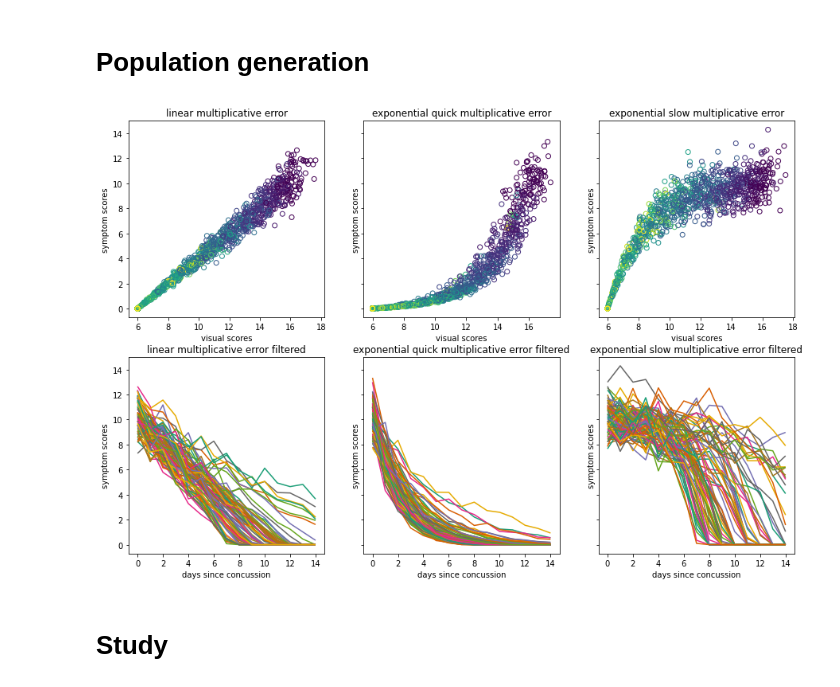
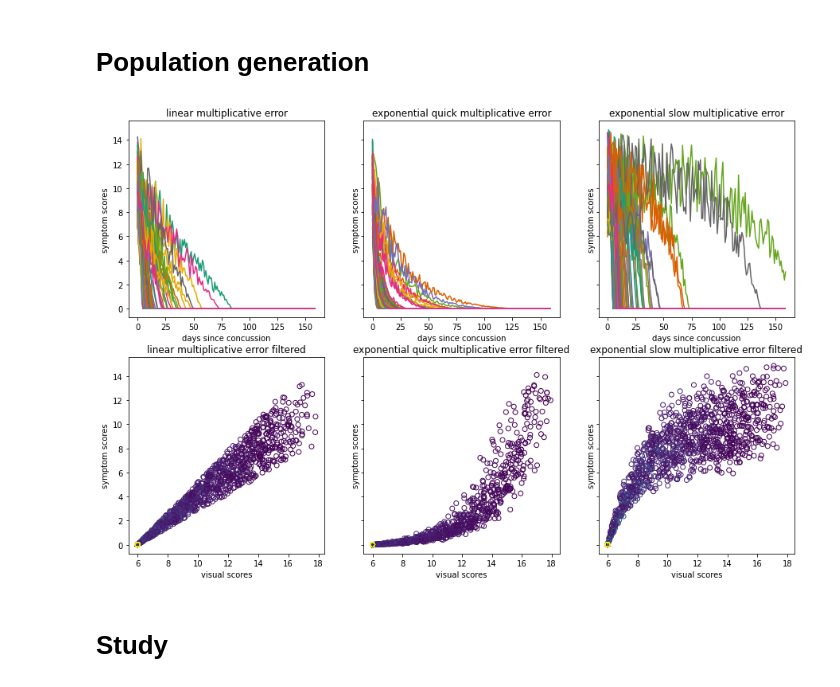
Before and after one commit to ZacharyVernec/smile, a Jupyter notebook: Simulations.ipynb, the cells around one changed output. Drawn from its saved outputs; the diff is of its cells as text; code cells hidden in the pictures.

```diff
--- a/Simulations.ipynb
+++ b/Simulations.ipynb
@@ -30,6 +31,7 @@ LASTVISIT = NDAYS-1
 # %%
 #helper functions
 def truncatednormal(xmin, xmax, pmsigma=3, shape=(2,4)):
+    '''the smaller the pmsigma, the closer the distribution is to uniform'''
     my_mean = (xmax+xmin)/2
     my_std = (xmax-xmin)/(2*pmsigma)
 
@@ -354,8 +357,8 @@ def get_exppop(size=10000):
 pop_with_visual_score = Population(100)
 gen_visualscores = lambda t,r,f0: np.maximum(-r*t+f0, FMIN)
 pop_with_visual_score.set_score_generator('visual', gen_visualscores)
-gen_r = lambda shape: truncatednormal(1/15, 31/15, 3, shape)
-gen_f0 = lambda shape: truncatednormal(14, 18, 3, shape)
+gen_r = lambda shape: truncatednormal(1/15, 31/15, 1, shape)
+gen_f0 = lambda shape: truncatednormal(14, 18, 1, shape)
 pop_with_visual_score.set_parameter_generator('r', gen_r, 'person')
 pop_with_visual_score.set_parameter_generator('f0', gen_f0, 'person')
 
@@ -376,9 +379,9 @@ exponential_quick_pop.set_parameter_generator('B', lambda shape: B, 'population'
 exponential_slow_pop.set_parameter_generator('B', lambda shape: 1/B, 'population')
 
 gen_error_mul = lambda s,C: s*C
-gen_C_mul = lambda shape: truncatednormal(0.7, 1.3, 3, shape)
+gen_C_mul = lambda shape: truncatednormal(0.7, 1.3, 1, shape)
 gen_error_add = lambda s,C: np.maximum(s+C, SMIN)
-gen_C_add = lambda shape: truncatednormal(-1, 1, 3, shape)
+gen_C_add = lambda shape: truncatednormal(-1, 1, 1, shape)
 
 
 pops_noerror = [linear_pop, exponential_quick_pop, exponential_slow_pop]
@@ -400,19 +403,18 @@ for i in range(len(pops_noerror)):
 # %%
 ncols = len(pops_noerror)
 nrows = len([pops_mulerror, pops_adderror])
 
 fig, axes = plt.subplots(ncols=ncols, nrows=nrows, figsize=plt.figaspect(nrows/ncols)*2.5, sharey=True)
 npersons=None
-ndays=15
+ndays=None
 
 for i in range(ncols):
-    pops_mulerror[i].plot(axes[0, i], x='visual', y='symptom', viztype='points', vizcolor='day', npersons=npersons, ndays=ndays)
-    pops_mulerror[i].filter(lastday=50, copy=True).plot(axes[1, i], x='day', y='symptom', npersons=npersons, ndays=ndays)
-    #pops_adderror[i].plot(axes[1, i], x='day', y='symptomscore', npersons=npersons, ndays=ndays)
+    pops_mulerror[i].plot(axes[0, i], x='day', y='symptom', viztype='lines', vizcolor='person', npersons=npersons, ndays=ndays)
+    pops_mulerror[i].filter(lastday=50, copy=True).plot(axes[1, i], x='visual', y='symptom', viztype='points', vizcolor='day', npersons=npersons, ndays=ndays)
 
 plt.show()
 # %% [output]
-[figure, old version]
+[figure, new version]
 # %% [markdown]
 # Study
 # %%
```
Also changed, not shown: parts of 2 cells of this notebook.
